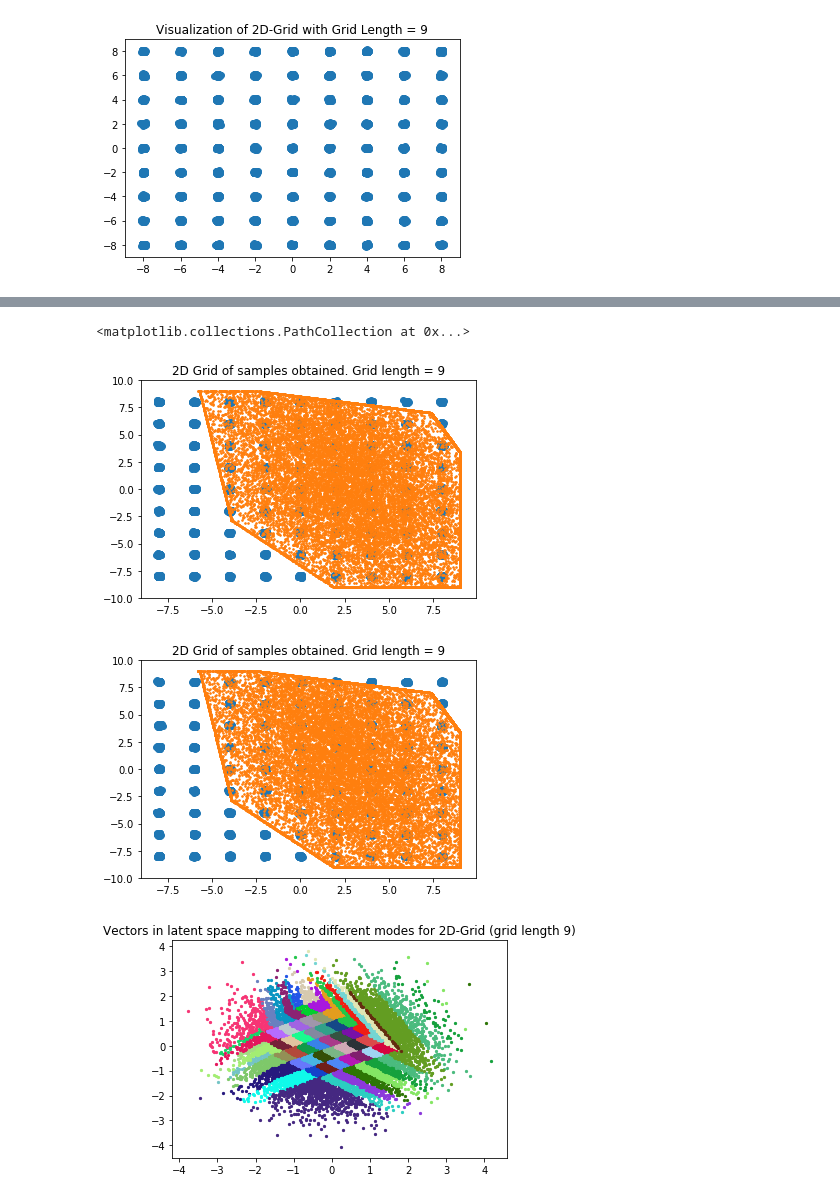
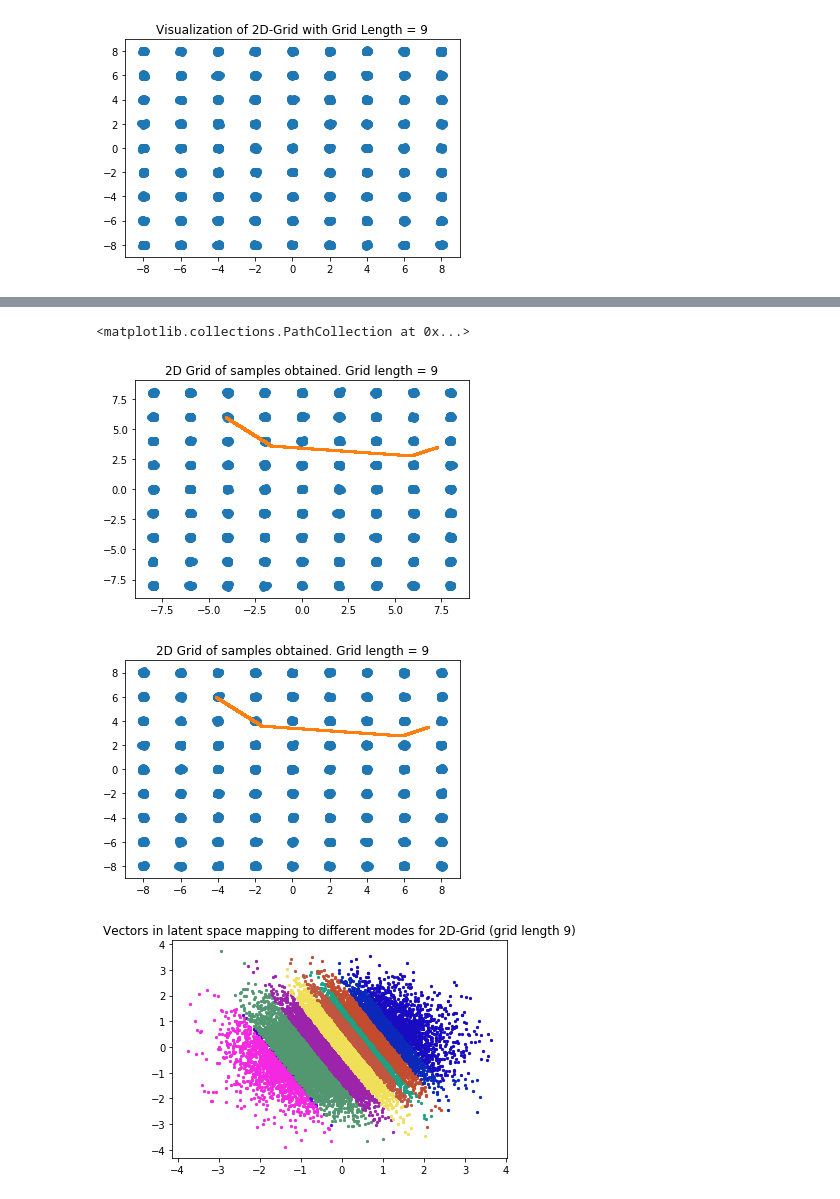
Before and after one commit to narenmanoj/summer-2018-sandbox, a Jupyter notebook: experiments/synthetic/2d_grid.ipynb, the cells around one changed output, grey strips where cells are left out. Drawn from its saved outputs; the diff is of its cells as text; code cells hidden in the pictures.

```diff
--- a/experiments/synthetic/2d_grid.ipynb
+++ b/experiments/synthetic/2d_grid.ipynb
@@ -42,14 +42,14 @@ plt.scatter(*zip(*samples))
 
 # experiment parameters
 num_samples = 10000 # for plotting
-num_epochs = 10000
+num_epochs = 500
 num_samples_per_batch = 500
 grid_length = 9
 var = 0.0025
 latent_dim = 2
 layer_width = 2
 
-filename = "generator_%d_%d" % (grid_length * grid_length, layer_width)
+filename = "generator_%d_%d_%d" % (grid_length * grid_length, layer_width, num_epochs)
 print("Filename: " + filename)
 
 gen = gan.train(save_model=True, filename=filename,
@@ -89,37 +89,37 @@ Filename: generator_81_2
 ... (10 outputs left out)
 # %%
 # load the model back and sample from it
-latent_dim = 2
-layer_width = 2
+# latent_dim = 2
+# layer_width = 2
 # loaded_gen = gan.load_model("good_generator_2018_07_11").eval()
 # loaded_gen = gan.load_model("meh_generator_2018_07_11").eval()
 
 loaded_gen = gan.load_model(filename, grid_length=grid_length, layer_width=layer_width).eval()
 
 plt.clf()
 
 real_samples = gan.sample_from_2dgrid(grid_length=grid_length, num_samples=num_samples)
 plt.scatter(*zip(*real_samples))
 
 num_samples_to_test = 20000
 z = Variable(Tensor(np.random.normal(0, 1, (num_samples_to_test, latent_dim))))
 np_samples = loaded_gen(z).cpu().detach().numpy()
 plt.title("2D Grid of samples obtained. Grid length = %d" % grid_length)
 plt.scatter(*zip(*np_samples), s=2.5)
 # %% [output]
 <matplotlib.collections.PathCollection at 0x...>
-[figure, old version]
+[figure, new version]
 # %%
 plt.clf()
 gan.visualize_model(loaded_gen, latent_dim=latent_dim, grid_length=grid_length)
 # %% [output]
-[figure, old version]
+[figure, new version]
 # %%
 grid_length = 9
 
 gan.visualize_latent_space(loaded_gen, latent_dim=latent_dim, grid_length=grid_length)
 # %% [output]
-[figure, old version]
+[figure, new version]
 # %%
 plt.clf()
 s = gan.count_support_size(loaded_gen, latent_dim=latent_dim, grid_length=grid_length)
```
Also changed, not shown: parts of 3 cells of this notebook, 6 other files.
